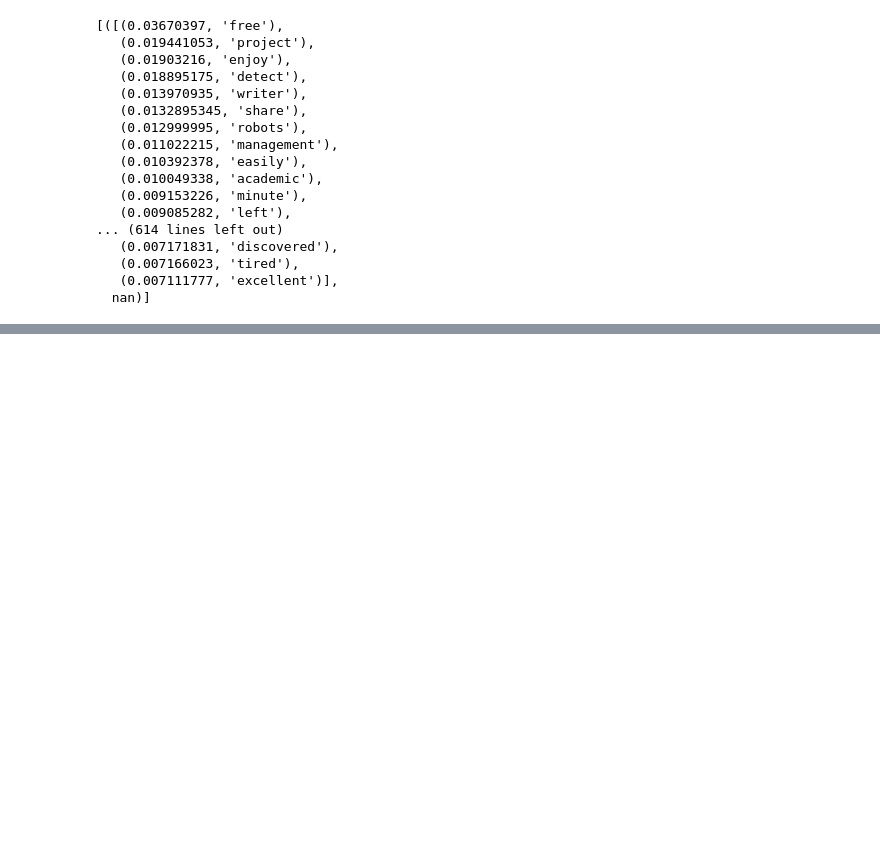
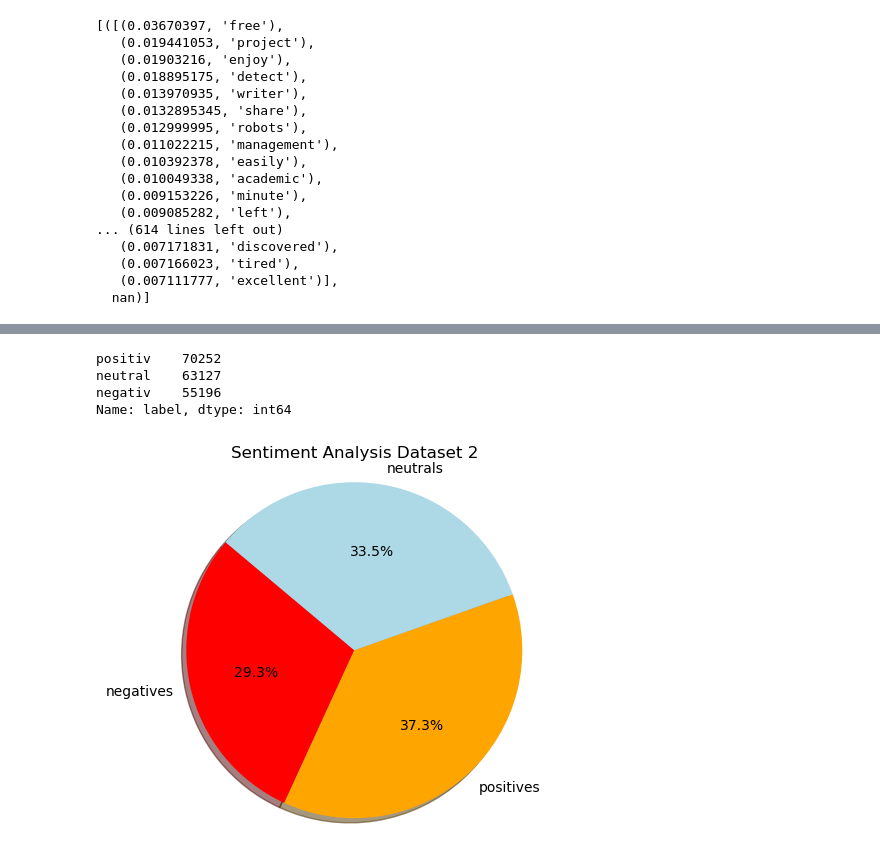
Before and after one commit to Ajkunas/computational-social-media, a Jupyter notebook: analysis_and_visualization.ipynb, the cells around one changed output, grey strips where cells are left out. Cells and saved outputs as stored; diff of their text form; code cells hidden in the pictures; blank space fills up the shorter version.

```diff
--- a/analysis_and_visualization.ipynb
+++ b/analysis_and_visualization.ipynb
@@ -317,0 +320,6 @@ top_topics
+# %%
+#load data
+import pandas as pd
+
+df2 = pd.read_csv('datasets/sentiment_chatgpt2last.csv')
+df2.head()
@@ -317,0 +335,22 @@ top_topics
+# %%
+sentiments2.value_counts()
+# %% [output]
+positiv    70252
+neutral    63127
+negativ    55196
+Name: label, dtype: int64
+# %%
+#plot the proportion of positive, negative and neutral tweets
+import matplotlib.pyplot as plt
+
+labels = ['negatives', 'positives', 'neutrals']
+
+sizes = [len(df2[df2['label'] == 'negativ']), len(df2[df2['label'] == 'positiv']), len(df2[df2['label'] == 'neutral'])]
+colors = ['red', 'orange', 'lightblue']
+
+plt.pie(sizes, labels=labels, colors=colors, autopct='%1.1f%%', shadow=True, startangle=140)
+plt.axis('equal')
+plt.title('Sentiment Analysis Dataset 2')
+plt.show()
+# %% [output]
+[figure, added]
```
Also changed, not shown: parts of 26 cells of this notebook.
